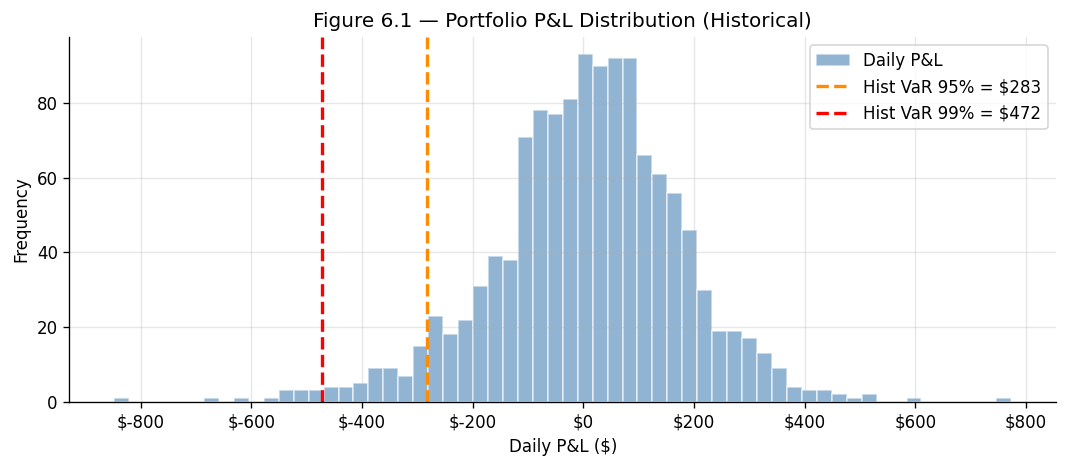
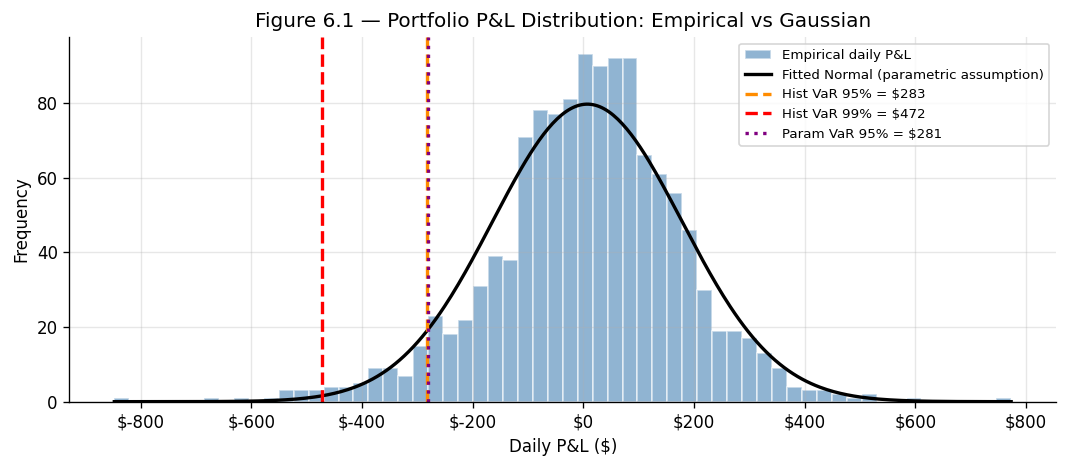
The notebook cell's code change between the first figure and the second:
--- before
+++ after
@@ -1,15 +1,37 @@
-# Figure 6.1 — Portfolio P&L distribution with VaR lines
+# Figure 6.1 — Portfolio P&L distribution with VaR lines and Gaussian overlay
 port_rets = engine._portfolio_returns()
 daily_pnl = port_rets * abs(portfolio.total_value())
 
 fig, ax = plt.subplots(figsize=(9, 4))
-ax.hist(daily_pnl, bins=60, color="steelblue", alpha=0.6, edgecolor="white", label="Daily P&L")
-ax.axvline(-hist_var_95, color="darkorange", linewidth=2, linestyle="--", label=f"Hist VaR 95% = ${hist_var_95:,.0f}")
-ax.axvline(-hist_var_99, color="red",        linewidth=2, linestyle="--", label=f"Hist VaR 99% = ${hist_var_99:,.0f}")
+
+# Empirical P&L histogram (the realised distribution)
+counts, edges, _ = ax.hist(daily_pnl, bins=60, color="steelblue", alpha=0.6,
+                           edgecolor="white", label="Empirical daily P&L")
+
+# Gaussian overlay — the distribution that PARAMETRIC VaR assumes.
+# Parametric VaR models P&L as Normal(mu, sigma); we fit that normal to the
+# same P&L series and scale its density to the histogram's frequency counts
+# (multiply by n * bin_width). The gap between the bars and this curve in the
+# left tail is precisely the non-normality that parametric VaR cannot see.
+mu, sigma = daily_pnl.mean(), daily_pnl.std()
+bin_width = edges[1] - edges[0]
+x = np.linspace(daily_pnl.min(), daily_pnl.max(), 400)
+normal_curve = norm.pdf(x, mu, sigma) * len(daily_pnl) * bin_width
+ax.plot(x, normal_curve, color="black", linewidth=2,
+        label="Fitted Normal (parametric assumption)")
+
+# VaR reference lines
+ax.axvline(-hist_var_95, color="darkorange", linewidth=2, linestyle="--",
+           label=f"Hist VaR 95% = ${hist_var_95:,.0f}")
+ax.axvline(-hist_var_99, color="red", linewidth=2, linestyle="--",
+           label=f"Hist VaR 99% = ${hist_var_99:,.0f}")
+ax.axvline(-para_var_95, color="purple", linewidth=2, linestyle=":",
+           label=f"Param VaR 95% = ${para_var_95:,.0f}")
+
 ax.set_xlabel("Daily P&L ($)")
 ax.set_ylabel("Frequency")
-ax.set_title("Figure 6.1 — Portfolio P&L Distribution (Historical)")
+ax.set_title("Figure 6.1 — Portfolio P&L Distribution: Empirical vs Gaussian")
 ax.xaxis.set_major_formatter(mticker.FuncFormatter(lambda x, _: f"${x:,.0f}"))
-ax.legend()
+ax.legend(fontsize=8)
 plt.tight_layout()
 plt.show()

Commit: minor fixes: exec summary + tickers, theta, Gaussian VaR overlay, Table 9.2 fix, F2->F17 cleanup